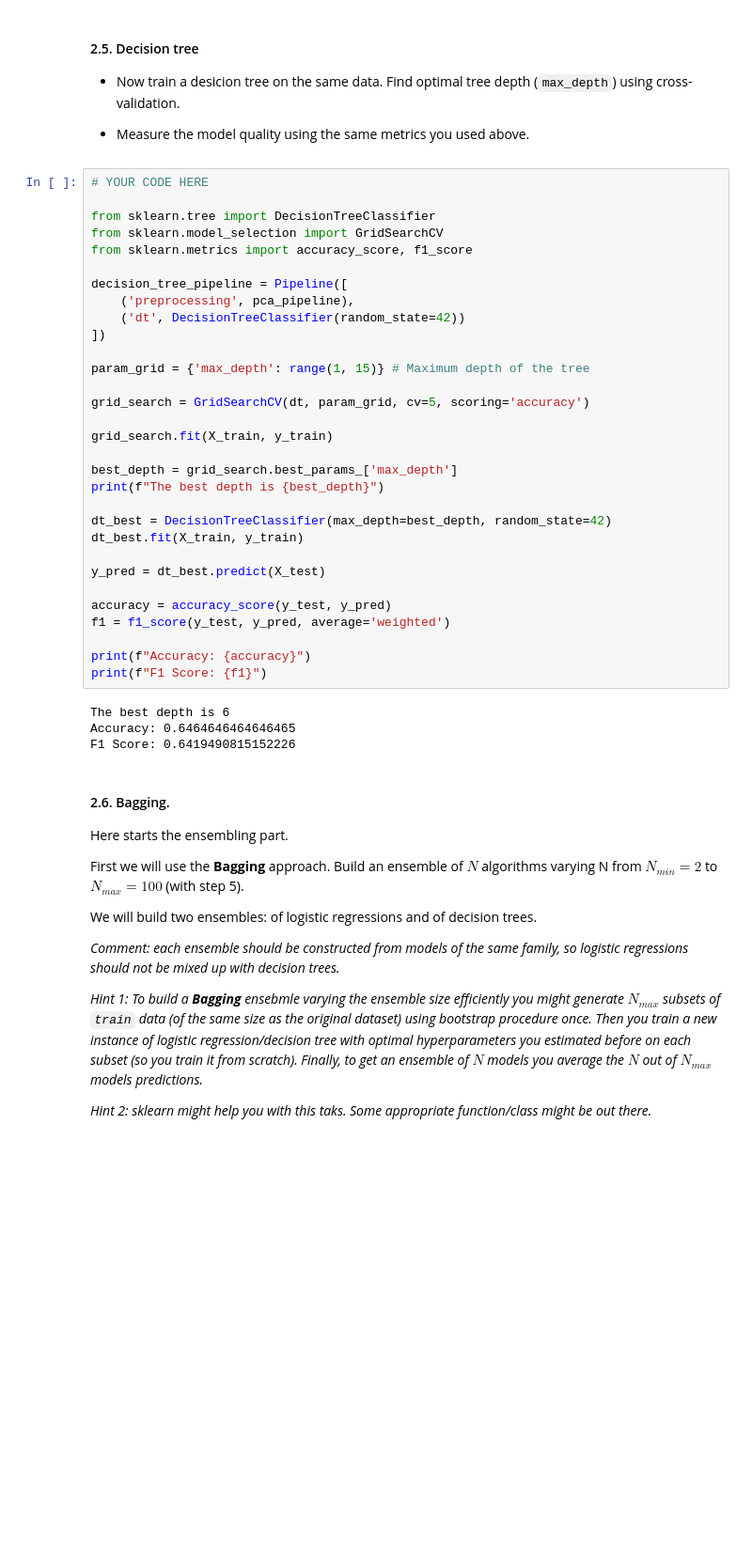
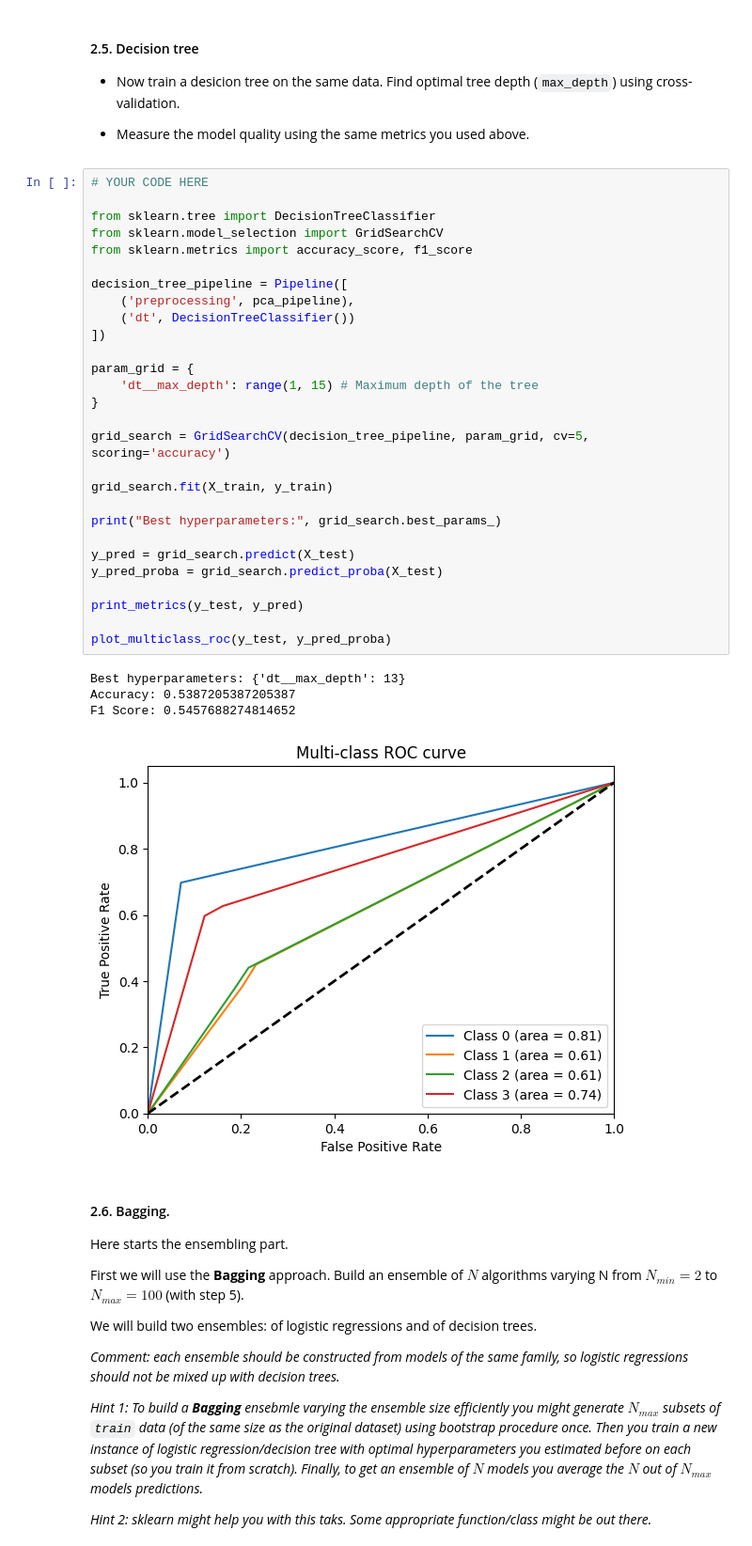
Before and after one commit to brayandm/master-machine-learning-homeworks, a Jupyter notebook: lab01_ml_pipeline/lab01_part2_ml_pipeline.ipynb, the cells around one changed output. Shown at 94% size. Saved outputs shown, nothing was run; the diff lists cells and outputs as text; blank space fills up the shorter version.

```diff
--- a/lab01_ml_pipeline/lab01_part2_ml_pipeline.ipynb
+++ b/lab01_ml_pipeline/lab01_part2_ml_pipeline.ipynb
@@ -345,38 +345,36 @@ F1 Score: 0.5719196820186433
 # %%
 # YOUR CODE HERE
 
 from sklearn.tree import DecisionTreeClassifier
 from sklearn.model_selection import GridSearchCV
 from sklearn.metrics import accuracy_score, f1_score
 
 decision_tree_pipeline = Pipeline([
     ('preprocessing', pca_pipeline),
-    ('dt', DecisionTreeClassifier(random_state=42))
+    ('dt', DecisionTreeClassifier())
 ])
 
-param_grid = {'max_depth': range(1, 15)} # Maximum depth of the tree
+param_grid = {
+    'dt__max_depth': range(1, 15) # Maximum depth of the tree
+}
 
-grid_search = GridSearchCV(dt, param_grid, cv=5, scoring='accuracy')
+grid_search = GridSearchCV(decision_tree_pipeline, param_grid, cv=5, scoring='accuracy')
 
 grid_search.fit(X_train, y_train)
 
-best_depth = grid_search.best_params_['max_depth']
-print(f"The best depth is {best_depth}")
+print("Best hyperparameters:", grid_search.best_params_)
 
-dt_best = DecisionTreeClassifier(max_depth=best_depth, random_state=42)
-dt_best.fit(X_train, y_train)
+y_pred = grid_search.predict(X_test)
+y_pred_proba = grid_search.predict_proba(X_test)
 
-y_pred = dt_best.predict(X_test)
+print_metrics(y_test, y_pred)
 
-accuracy = accuracy_score(y_test, y_pred)
-f1 = f1_score(y_test, y_pred, average='weighted')
-
-print(f"Accuracy: {accuracy}")
-print(f"F1 Score: {f1}")
+plot_multiclass_roc(y_test, y_pred_proba)
 # %% [output]
-The best depth is 6
-Accuracy: 0.6464646464646465
-F1 Score: 0.6419490815152226
+Best hyperparameters: {'dt__max_depth': 13}
+Accuracy: 0.5387205387205387
+F1 Score: 0.5457688274814652
+[figure, added]
 # %% [markdown]
 #### 2.6. Bagging.
 Here starts the ensembling part.
```
Also changed, not shown: parts of 1 cell of this notebook.
